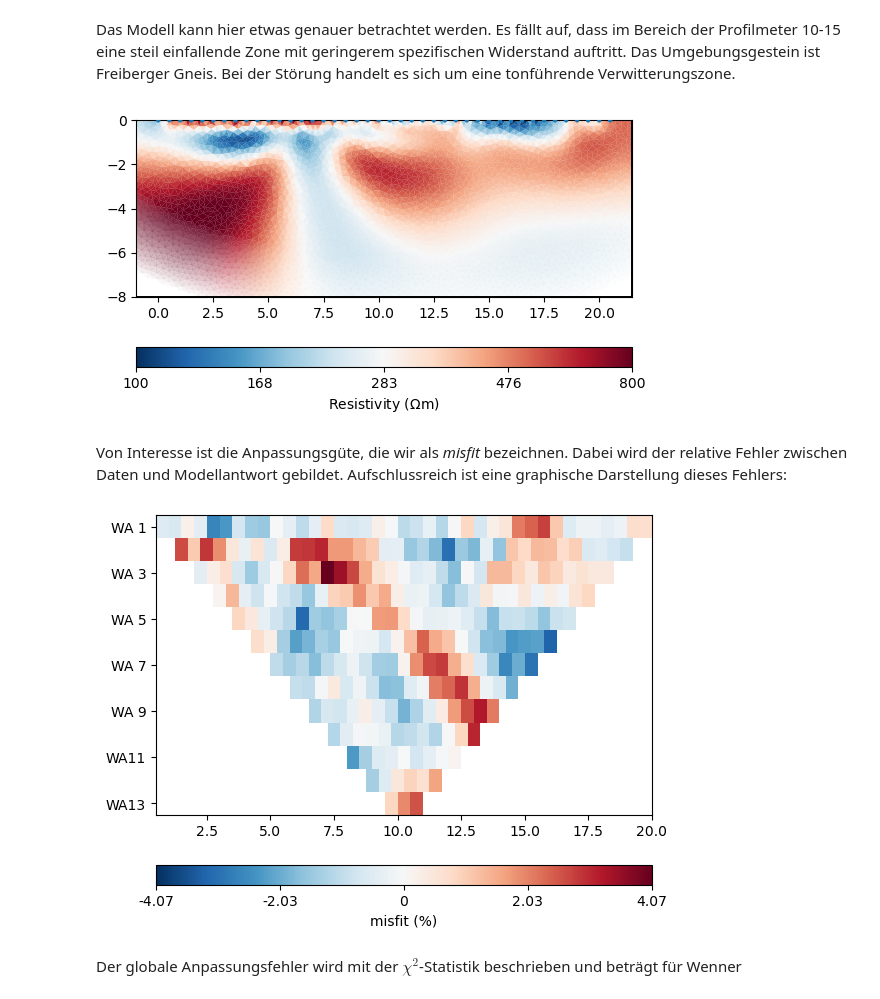
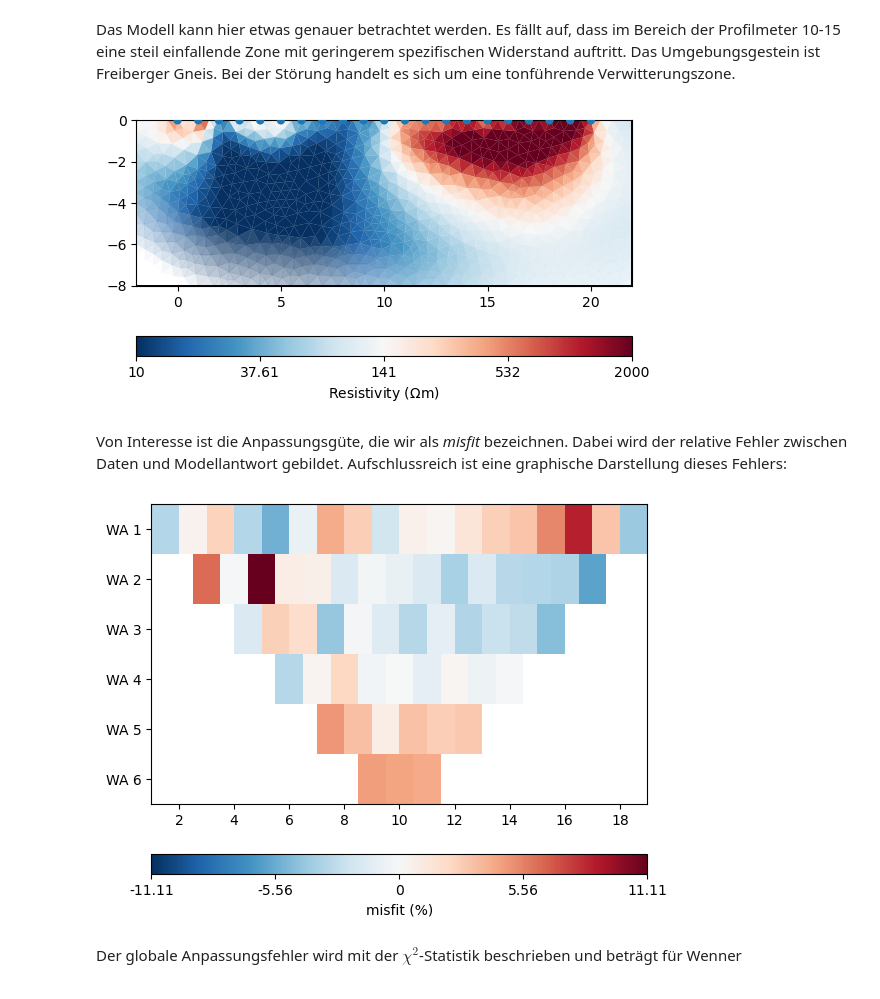
Before and after one commit to ruboerner/MEA, a Jupyter notebook: pygimli_inversion.ipynb, the cells around one changed output. Saved outputs shown, nothing was run; the diff lists cells and outputs as text; code cells hidden in the pictures.

```diff
--- a/pygimli_inversion.ipynb
+++ b/pygimli_inversion.ipynb
@@ -69,9 +69,10 @@ Der Dipol-Dipol-Datensatz besteht aus 93, der Pol-Dipol-Datensatz aus 99 und der
 Die Python-Objekte `dipoldipol`, `wenner` und `poldipol` enthalten sämtliche gemessenen Daten:
 # %%
 # wenner = pg.load("energy_3_all_2023_01_20.mea")
-wenner = pg.load("Erzgang/erz_17_10_we_full_new.mea");
+wenner = pg.load("farn_we_01_1.mea");
+sb = pg.load("farn_sb_01.mea");
 # dd = pg.load("Erzgang/erz_17_10_dd_new.mea");
 # wenner = pg.load("Erzgang/erz_18_10_3_dd_new.mea");
 print(wenner)
-# print(dd)
+print(sb)
 # %% [output]
@@ -82,7 +84,7 @@ In der `pyGIMLi`-Methode `ERTManager()` sind alle Funktionen zur Inversion von G
 Die Objekte `ertwenner` bzw. `ertpoldipol` werden u.a. die Modellantwort und die Modellparameter aufnehmen.
 # %%
 ertwenner = ERTManager()
-# wenner.add(dd)
+wenner.add(sb)
 # %% [markdown]
 Da unsere Datensätze keine Messfehler enthalten, schätzen wir plausible absolute und relative Datenfehler ab.
 Absolute Fehler sind in in $\Omega\cdot m$ angegeben.
@@ -115,5 +117,5 @@ lam = 50
 # %%
 wenner['k'] = ert.geometricFactors(wenner)
 # %%
-modwenner = ertwenner.invert(wenner, lam=lam, paraMaxCellSize=0.05, paraDepth=8, verbose=False);
+modwenner = ertwenner.invert(wenner, lam=lam, paraMaxCellSize=0.2, paraDepth=8, verbose=False);
 # %% [output]
@@ -138,9 +137,9 @@ Es fällt auf, dass im Bereich der Profilmeter 10-15 eine steil einfallende Zone
 Das Umgebungsgestein ist Freiberger Gneis.
 Bei der Störung handelt es sich um eine tonführende Verwitterungszone.
 # %%
-ertwenner.showModel(modwenner, cMap="RdBu_r", cMin=100, cMax=800);
+ertwenner.showModel(modwenner, cMap="RdBu_r", cMin=10, cMax=2000);
 # %% [output]
-[figure, old version]
+[figure, new version]
 # %% [markdown]
 Von Interesse ist die Anpassungsgüte, die wir als *misfit* bezeichnen.
 Dabei wird der relative Fehler zwischen Daten und Modellantwort gebildet.
@@ -150,7 +149,7 @@ misfitwe = ertwenner.inv.response / wenner['rhoa'] * 100 - 100
 me = np.max(np.abs(misfitwe))
 pg.show(wenner, misfitwe, cMap="RdBu_r", cMin=-me, cMax=me, label="misfit (%)");
 # %% [output]
-[figure, old version]
+[figure, new version]
 # %% [markdown]
 Der globale Anpassungsfehler wird mit der $\chi^2$-Statistik beschrieben und beträgt für Wenner
 # %%
```
Also changed, not shown: parts of 5 cells of this notebook, 16 other files.
